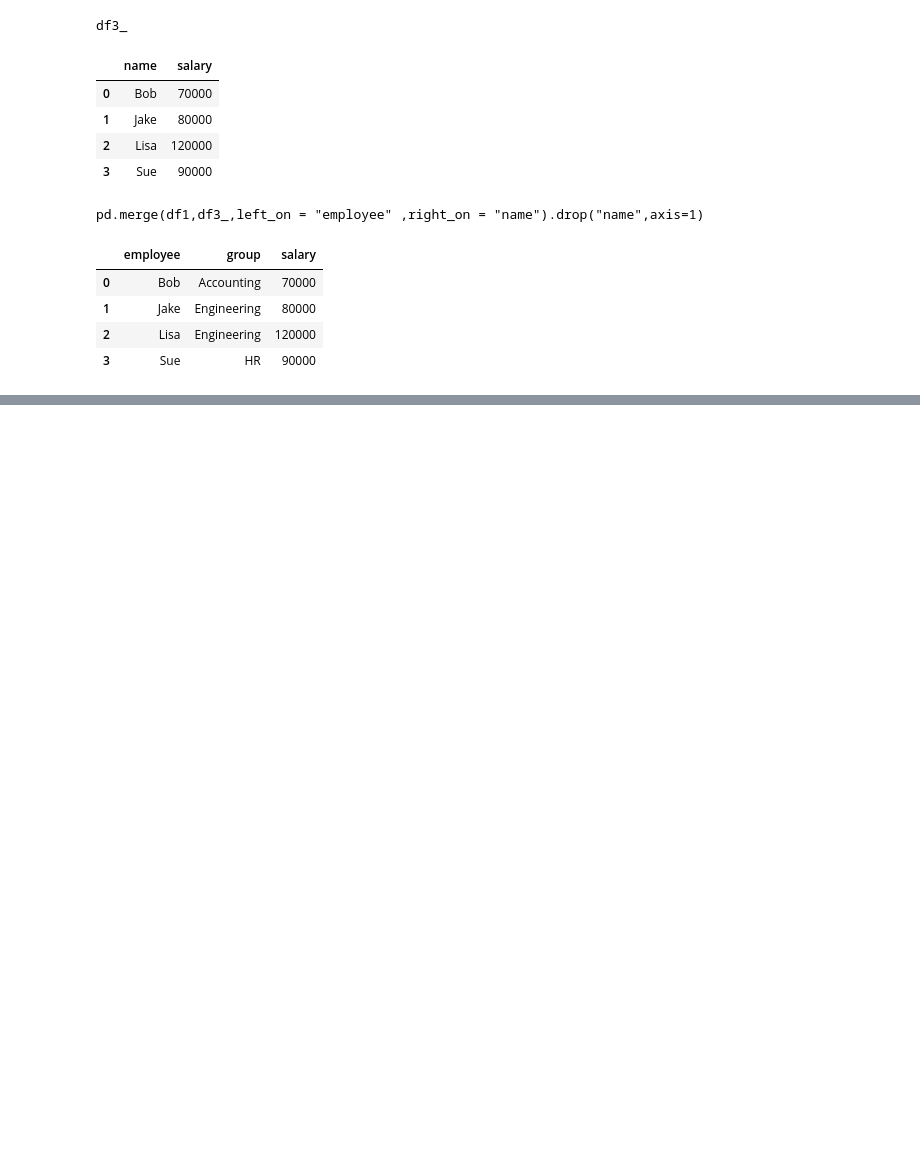
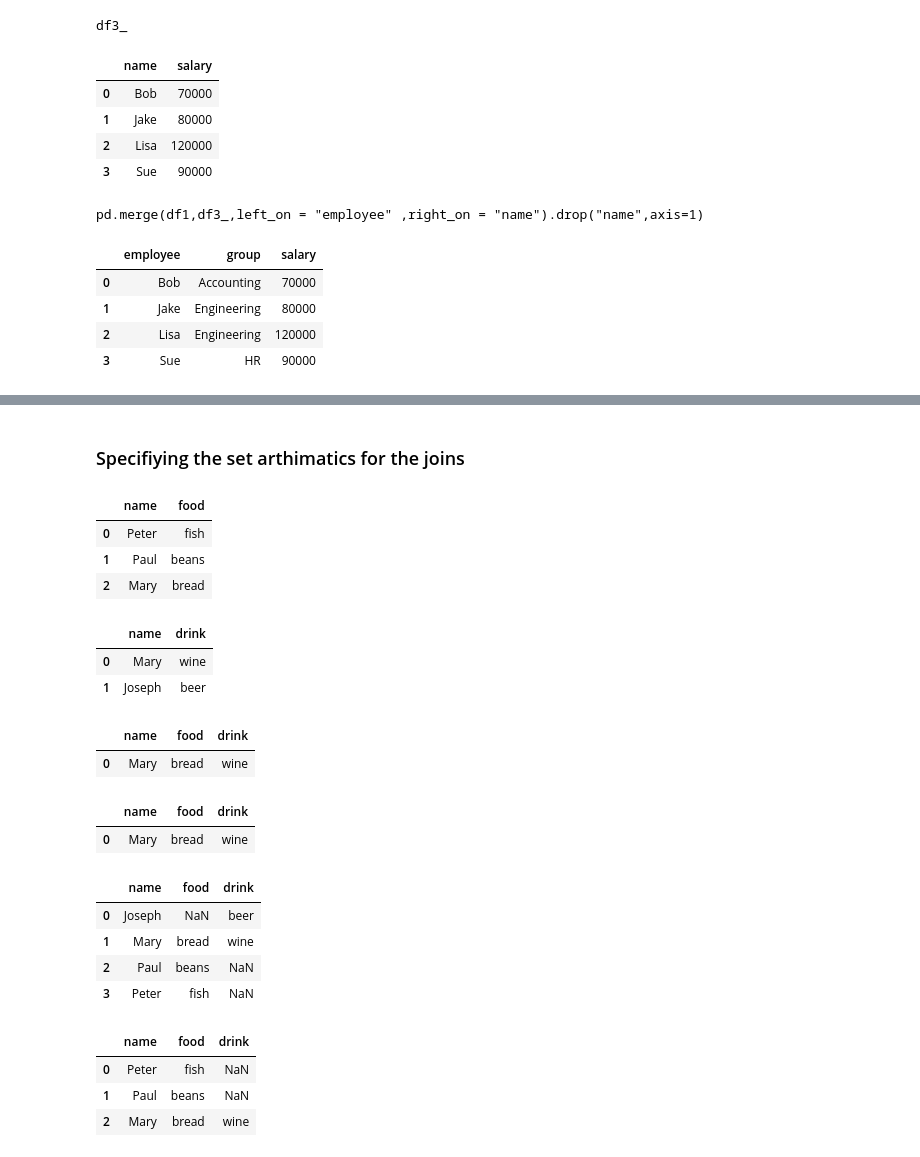
Before and after one commit to Venux09/Data_science_handbook_study, a Jupyter notebook: pandas-data_science_handbook/pandas_9.ipynb, the cells around one changed output, grey strips where cells are left out. Drawn from its saved outputs; the diff is of its cells as text; code cells hidden in the pictures; blank space fills up the shorter version.

Commit message:
add : merging on the basis onn index , overlapping indexes , specific arithematic joins
so here i coded and practised the futher topic of the merge and joins chapter

```diff
--- a/pandas-data_science_handbook/pandas_9.ipynb
+++ b/pandas-data_science_handbook/pandas_9.ipynb
@@ -214,0 +284,50 @@ df1a = d
+# %% [markdown]
+### Specifiying the set arthimatics for the joins
+# %%
+df6 = pd.DataFrame({'name': ['Peter', 'Paul', 'Mary'],
+'food': ['fish', 'beans', 'bread']},
+columns=['name', 'food'])
+df7 = pd.DataFrame({'name': ['Mary', 'Joseph'],
+'drink': ['wine', 'beer']},
+columns=['name', 'drink'])
+# %%
+df6
+# %% [output]
+|  | name | food |
+| 0 | Peter | fish |
+| 1 | Paul | beans |
+| 2 | Mary | bread |
+# %%
+df7
+# %% [output]
+|  | name | drink |
+| 0 | Mary | wine |
+| 1 | Joseph | beer |
+# %%
+pd.merge(df6,df7)#here only one thing is common that why only mary is comming
+# %% [output]
+|  | name | food | drink |
+| 0 | Mary | bread | wine |
+# %%
+#trying the inner
+pd.merge(df6,df7,how='inner')
+# %% [output]
+|  | name | food | drink |
+| 0 | Mary | bread | wine |
+# %%
+#lets try outer ones so nan can be produced
+pd.merge(df6,df7,how='outer')
+# %% [output]
+|  | name | food | drink |
+| 0 | Joseph | NaN | beer |
+| 1 | Mary | bread | wine |
+| 2 | Paul | beans | NaN |
+| 3 | Peter | fish | NaN |
+# %%
+#on the basis of the left
+pd.merge(df6,df7,how = "left")
+# %% [output]
+|  | name | food | drink |
+| 0 | Peter | fish | NaN |
+| 1 | Paul | beans | NaN |
+| 2 | Mary | bread | wine |
```
Also changed, not shown: parts of 12 cells of this notebook, 2 other files.
